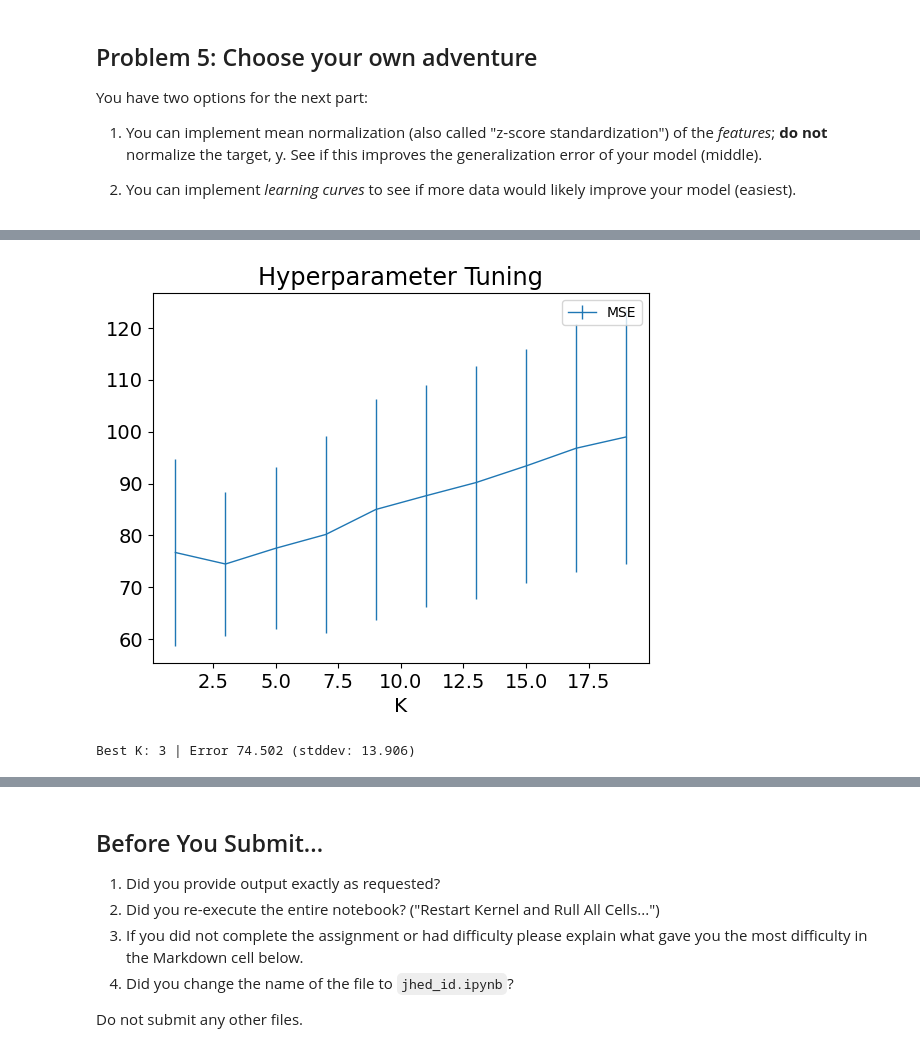
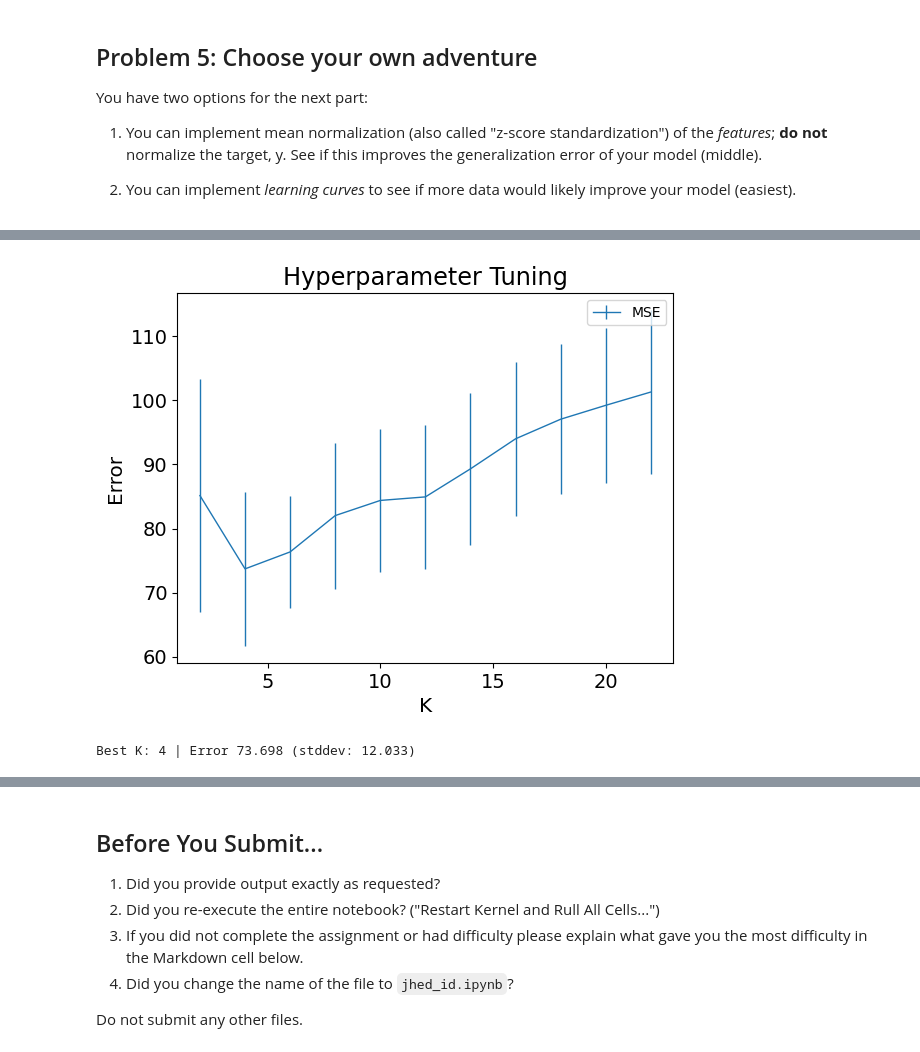
Before and after one commit to eved1018/EN.605.645.82.SP26, a Jupyter notebook: Module12/edelste4_pa12.ipynb, the cells around one changed output, grey strips where cells are left out. Cells and saved outputs as stored; diff of their text form; code cells hidden in the pictures.

```diff
--- a/Module12/edelste4_pa12.ipynb
+++ b/Module12/edelste4_pa12.ipynb
@@ -370,6 +547,6 @@ def plot_cv(errors: List[Tuple[float, float]]):
     plt.legend()
     plt.show()
 # %%
-errors = cross_validate(concrete_dataset, 9)
+errors = cross_validate(concrete_dataset, 9, 8)
 plot_cv(errors)
 # %% [output]
@@ -415,10 +592,12 @@ def get_best_k(errors: Dict[int, List[float]]) -> Tuple[int, float, float]:
 # %%
 def hyperparameter_tuning(
-    dataset: List[List[float]], low_k: int = 1, high_k: int = 21, label_idx: int = -1, n_folds: int = 10, normalize: Callable | None = None
-) -> Tuple[int, float, float, Dict[int, List[float]]]:
+    dataset: List[List[float]], label_idx: int, low_k: int = 2, high_k: int = 23, n_folds: int = 10, normalize: Callable | None = None
+) -> Tuple[Tuple[int, float, float], Dict[int, List[float]]]:
+
     ks = range(low_k, high_k, 2)
     errors = {k: [] for k in ks}
     folds = create_folds(dataset, n_folds)
+
     for i in range(n_folds):
         train, test = create_train_test(folds, i)
         if normalize is not None:
@@ -428,4 +607,4 @@ def hyperparameter_tuning(
             errors[k].append(error)
 
     min_k, min_error, min_stddev = get_best_k(errors)
-    return min_k, min_error, min_stddev, errors
+    return (min_k, min_error, min_stddev), errors
@@ -446,6 +634,7 @@ def plot_hyperparameter_tuning(errors: Dict[int, List[float]]):
     plt.figure()
     plt.title("Hyperparameter Tuning", size="xx-large")
     plt.xlabel("K", size="x-large")
+    plt.ylabel("Error", size="x-large")
     plt.errorbar(xs, means, stddevs, markersize=0, linewidth=1, label="MSE")
     plt.tick_params(axis="both", which="major", labelsize=14)
     plt.legend()
@@ -474,11 +672,8 @@ You have two options for the next part:
 # %%
-def mean_normalization(train: List[List[float]], test: List[List[float]], label_idx: int = -1):
+def mean_normalization(train: List[List[float]], test: List[List[float]], label_idx: int) -> Tuple[List[List[float]], List[List[float]]]:
     normalized_train = deepcopy(train)
     normalized_test = deepcopy(test)
-
     cols = len(train[0])
-
-    label_idx = cols - 1 if label_idx < 0 else label_idx
 
     for col in range(cols):
         if col == label_idx:
@@ -511,7 +698,7 @@ cross_validate(concrete_dataset, 9, normalize=mean_normalization)
 # %%
-best_k, min_error, min_stddev, errors = hyperparameter_tuning(concrete_dataset, normalize=mean_normalization)
+(best_k, min_error, min_stddev), errors = hyperparameter_tuning(concrete_dataset, 8, normalize=mean_normalization)
 plot_hyperparameter_tuning(errors)
 print(f"\nBest K: {best_k} | Error {min_error:.3f} (stddev: {min_stddev:.3f})")
 # %% [output]
-[figure, old version]
+[figure, new version]
-Best K: 3 | Error 74.502 (stddev: 13.906)
+Best K: 4 | Error 73.698 (stddev: 12.033)
```
Also changed, not shown: parts of 36 cells of this notebook.
